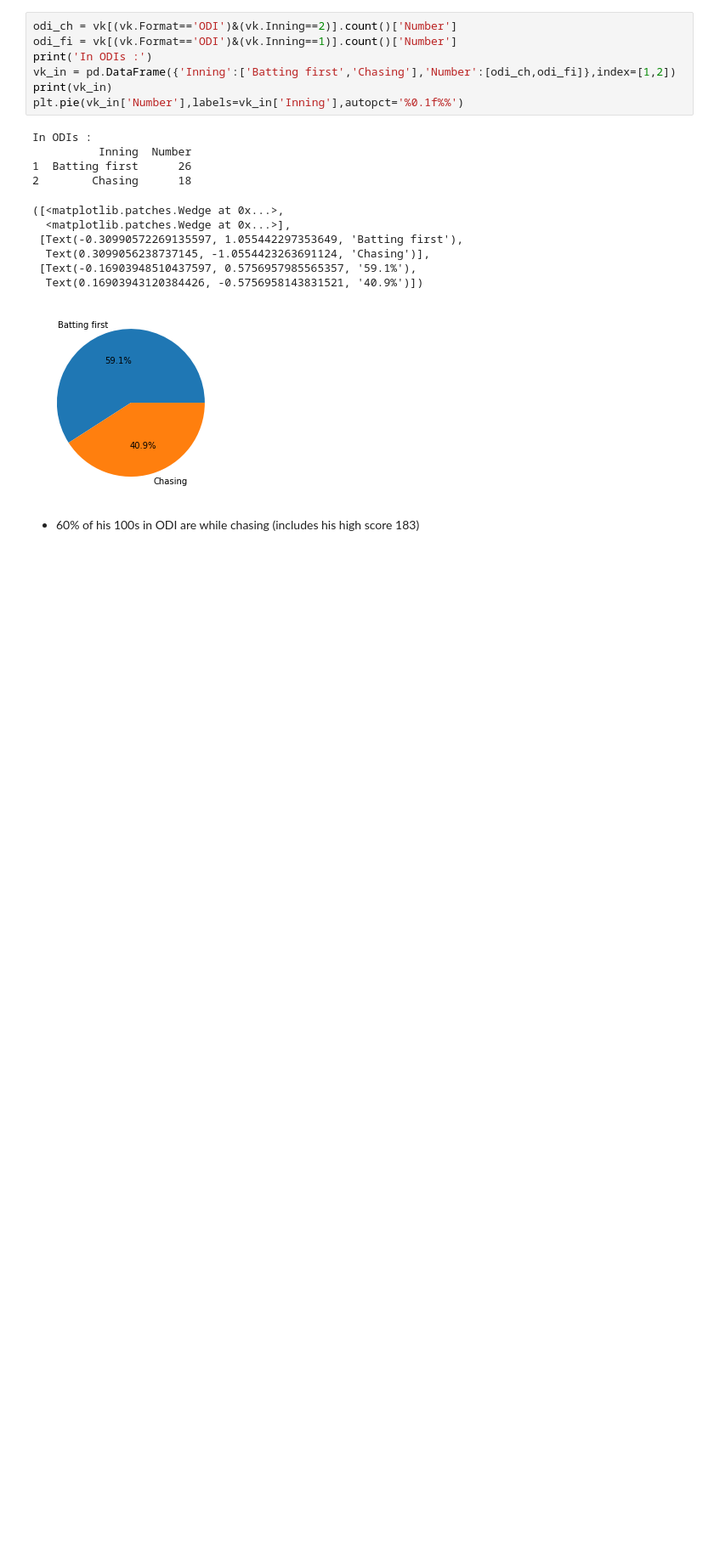
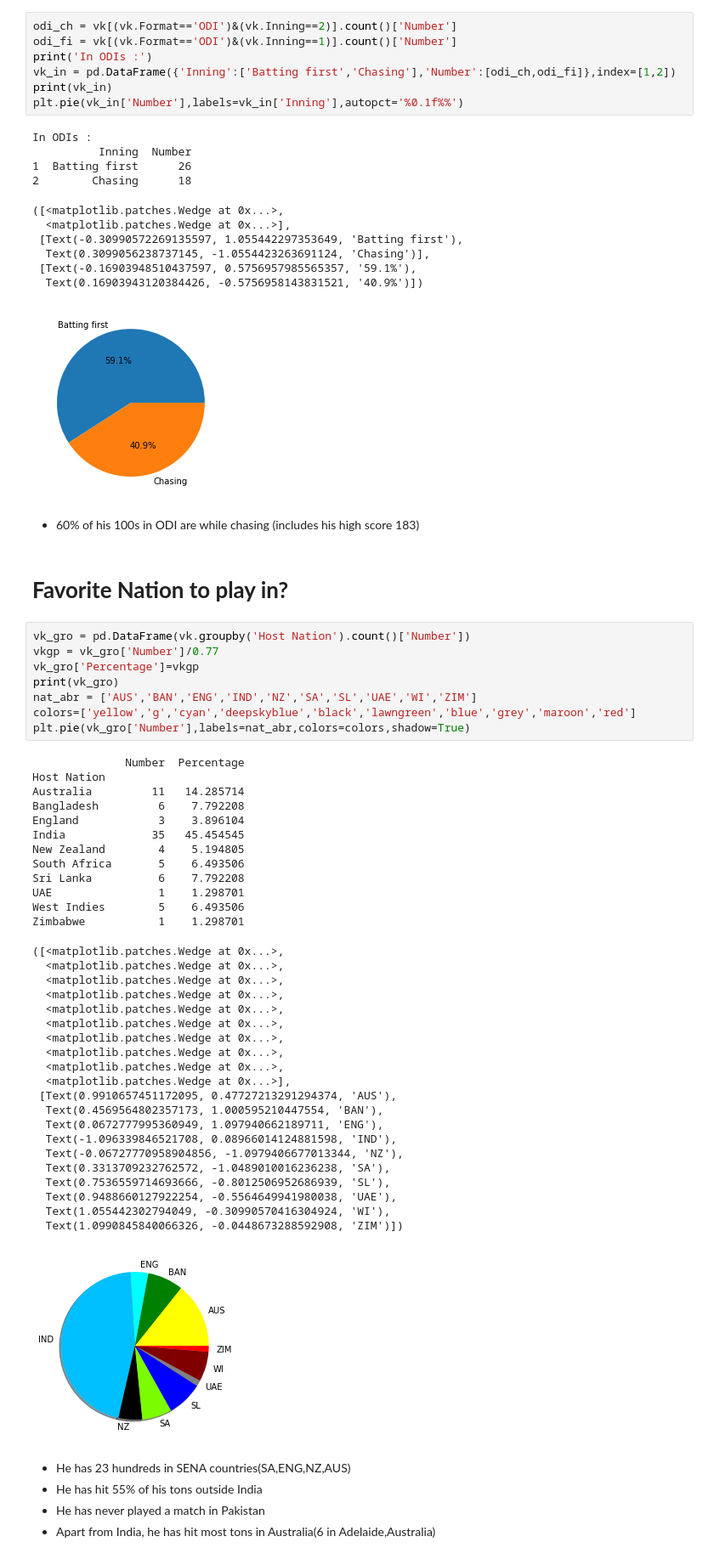
Before and after one commit to Suyashiitr/kaggle, a Jupyter notebook: virat-kohli-100s-visualization.ipynb, the cells around one changed output. Shown: that part at 85% size. Saved outputs shown, nothing was run; the diff lists cells and outputs as text; blank space fills up the shorter version.

```diff
--- a/virat-kohli-100s-visualization.ipynb
+++ b/virat-kohli-100s-visualization.ipynb
@@ -342,3 +342,52 @@ In ODIs :
 [figure]
 # %% [markdown]
 * 60% of his 100s in ODI are while chasing (includes his high score 183)
+# %% [markdown]
+# **Favorite Nation to play in?**
+# %%
+vk_gro = pd.DataFrame(vk.groupby('Host Nation').count()['Number'])
+vkgp = vk_gro['Number']/0.77
+vk_gro['Percentage']=vkgp
+print(vk_gro)
+nat_abr = ['AUS','BAN','ENG','IND','NZ','SA','SL','UAE','WI','ZIM']
+colors=['yellow','g','cyan','deepskyblue','black','lawngreen','blue','grey','maroon','red']
+plt.pie(vk_gro['Number'],labels=nat_abr,colors=colors,shadow=True)
+# %% [output]
+              Number  Percentage
+Host Nation
+Australia         11   14.285714
+Bangladesh         6    7.792208
+England            3    3.896104
+India             35   45.454545
+New Zealand        4    5.194805
+South Africa       5    6.493506
+Sri Lanka          6    7.792208
+UAE                1    1.298701
+West Indies        5    6.493506
+Zimbabwe           1    1.298701
+([<matplotlib.patches.Wedge at 0x...>,
+  <matplotlib.patches.Wedge at 0x...>,
+  <matplotlib.patches.Wedge at 0x...>,
+  <matplotlib.patches.Wedge at 0x...>,
+  <matplotlib.patches.Wedge at 0x...>,
+  <matplotlib.patches.Wedge at 0x...>,
+  <matplotlib.patches.Wedge at 0x...>,
+  <matplotlib.patches.Wedge at 0x...>,
+  <matplotlib.patches.Wedge at 0x...>,
+  <matplotlib.patches.Wedge at 0x...>],
+ [Text(0.9910657451172095, 0.47727213291294374, 'AUS'),
+  Text(0.4569564802357173, 1.000595210447554, 'BAN'),
+  Text(0.0672777995360949, 1.097940662189711, 'ENG'),
+  Text(-1.096339846521708, 0.08966014124881598, 'IND'),
+  Text(-0.06727770958904856, -1.0979406677013344, 'NZ'),
+  Text(0.3313709232762572, -1.0489010016236238, 'SA'),
+  Text(0.7536559714693666, -0.8012506952686939, 'SL'),
+  Text(0.9488660127922254, -0.5564649941980038, 'UAE'),
+  Text(1.055442302794049, -0.30990570416304924, 'WI'),
+  Text(1.0990845840066326, -0.0448673288592908, 'ZIM')])
+[figure, added]
+# %% [markdown]
+* He has 23 hundreds in SENA countries(SA,ENG,NZ,AUS)
+* He has hit 55% of his tons outside India
+* He has never played a match in Pakistan
+* Apart from India, he has hit most tons in Australia(6 in Adelaide,Australia)
```
Also changed, not shown: parts of 9 cells of this notebook.
